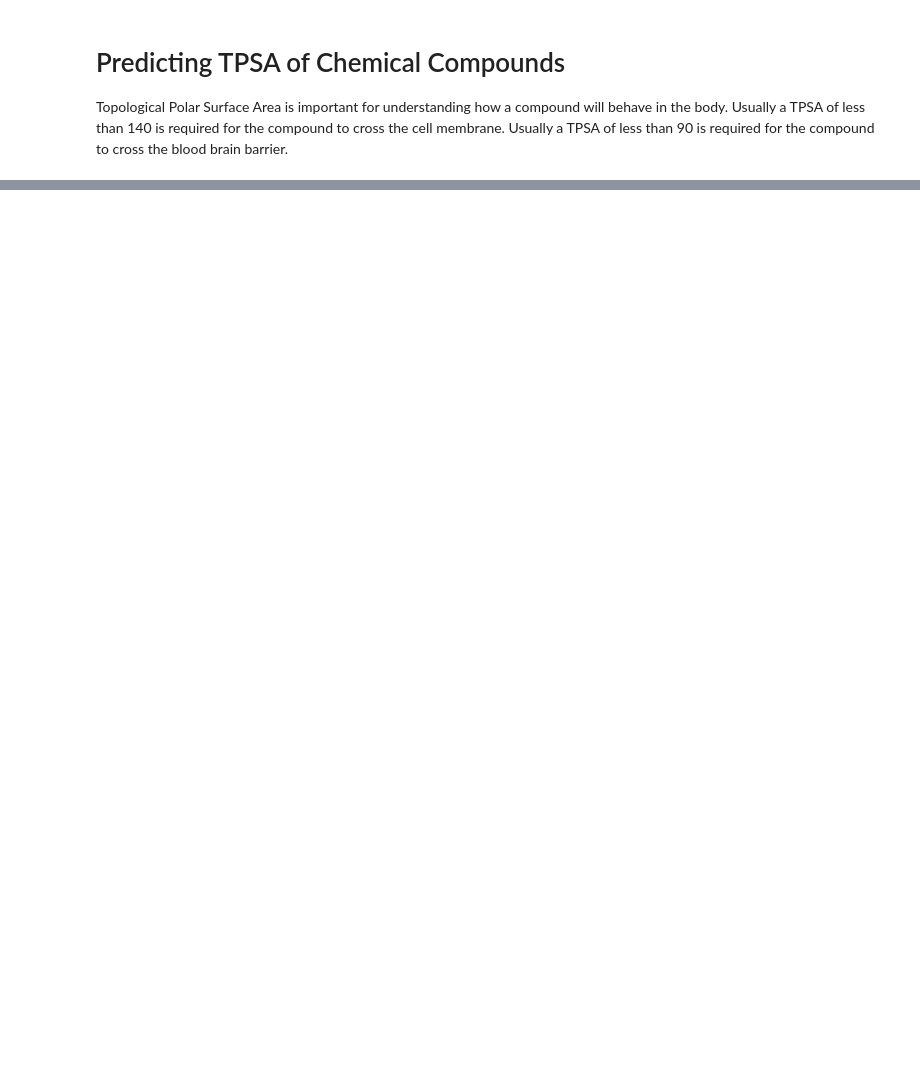
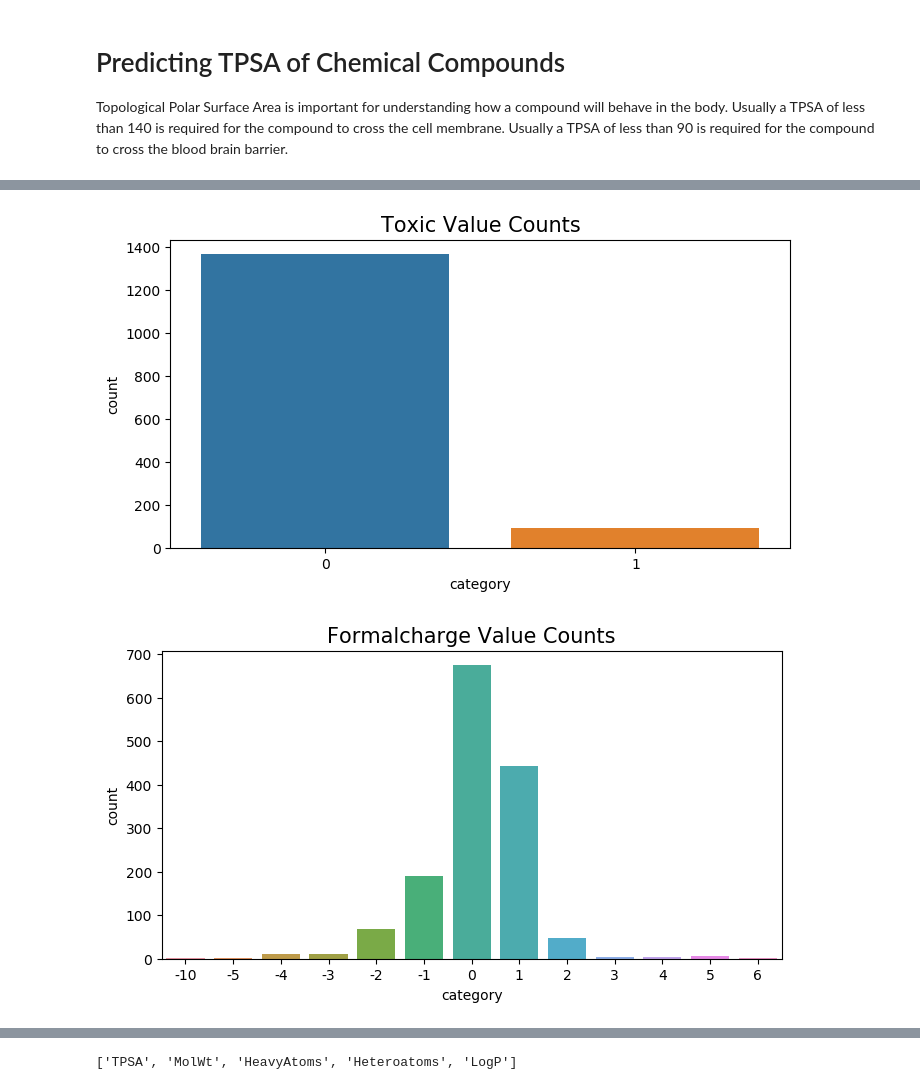
Before and after one commit to dagartga/Chemical_TPSA_Prediction, a Jupyter notebook: src/TPSA_Exploratory_Analysis.ipynb, the cells around one changed output, grey strips where cells are left out. Saved outputs shown, nothing was run; the diff lists cells and outputs as text; code cells hidden in the pictures; blank space fills up the shorter version.

```diff
--- a/src/TPSA_Exploratory_Analysis.ipynb
+++ b/src/TPSA_Exploratory_Analysis.ipynb
@@ -35,3 +64,7 @@ scaled_df = scale_data(pd_df)
 # %%
-df_train = scaled_df[scaled_df['kfold']!= 0]
-df_valid = scaled_df[scaled_df['kfold']==0]
+def visualize_barplot(df, col):
+    plt.figure(figsize=(8,4))
+    val_counts = df[col].value_counts().reset_index()
+    val_counts.columns = ['category', 'count']
+    ax = sns.barplot(data=val_counts, x='category', y='count').set_title(f'{col.capitalize()} Value Counts', fontsize=15)
+    plt.show()
@@ -37,0 +76,6 @@ df_valid = scaled_df[scaled_df['kfold']==0]
+# %%
+for feat in less_than_forty:
+    visualize_barplot(chem_df, feat)
+# %% [output]
+[figure, added]
+[figure, added]
@@ -54 +92,5 @@ r2 = metrics.r2_score(y_valid, y_preds)
+# %%
+hist_cols
+# %% [output]
+['TPSA', 'MolWt', 'HeavyAtoms', 'Heteroatoms', 'LogP']
 # %%
```
Also changed, not shown: parts of 34 cells of this notebook, 2 other files.
